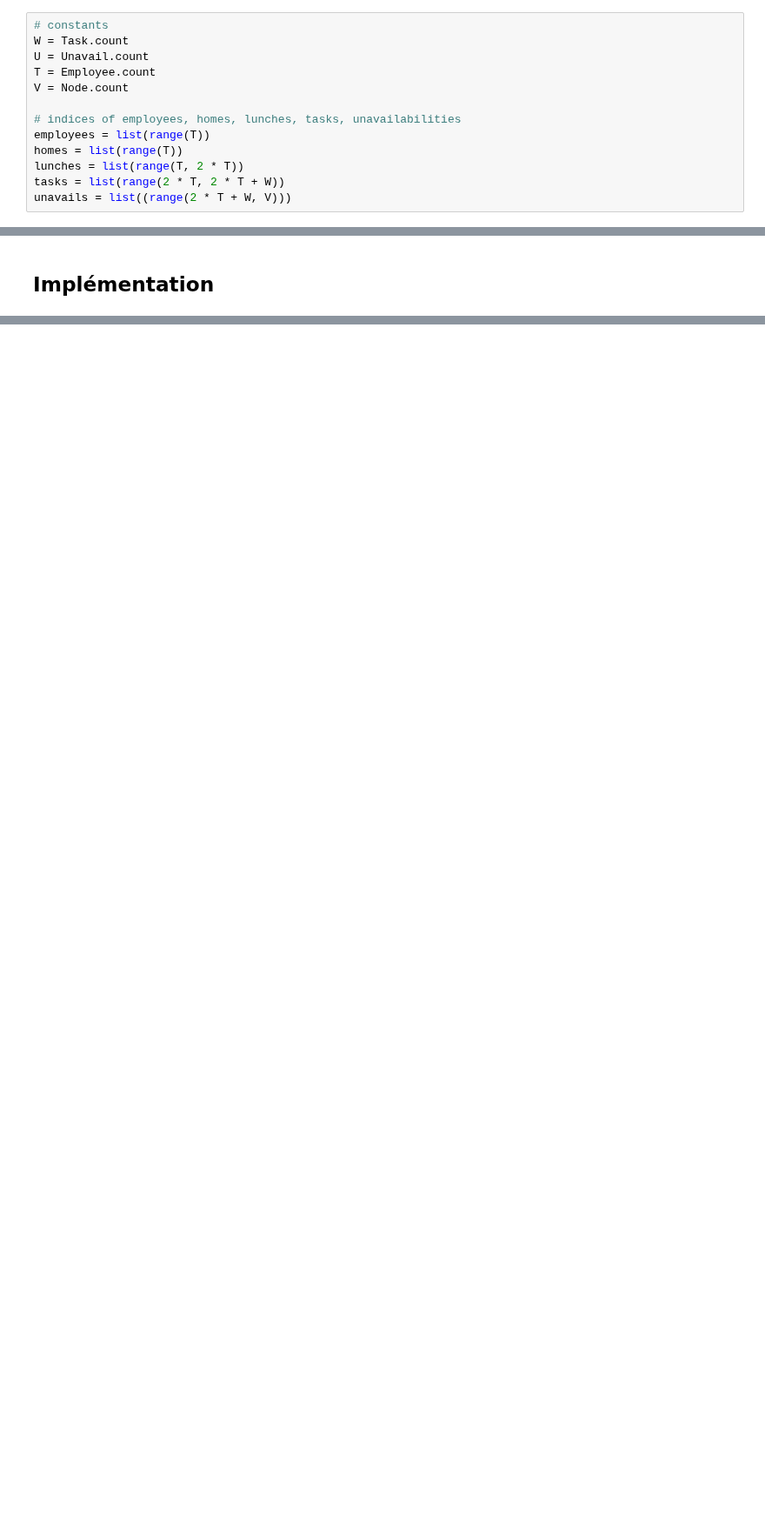
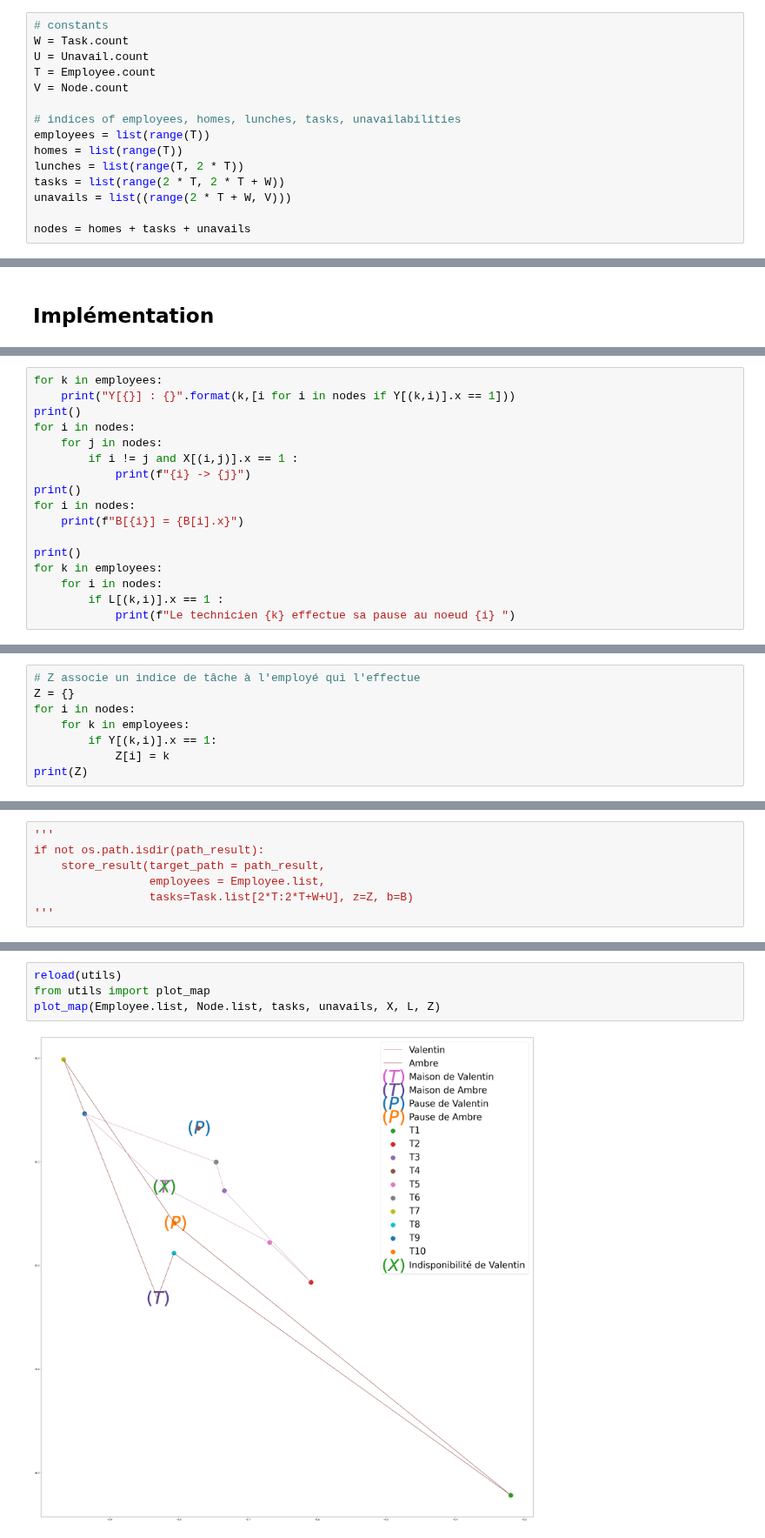
Before and after one commit to AubynKen/DecisionBrain, a Jupyter notebook: ST7_V2.ipynb, the cells around one changed output, grey strips where cells are left out. Shown at 87% size. Drawn from its saved outputs; the diff is of its cells as text; blank space fills up the shorter version.

```diff
--- a/ST7_V2.ipynb
+++ b/ST7_V2.ipynb
@@ -505,6 +515,8 @@ homes = list(range(T))
 lunches = list(range(T, 2 * T))
 tasks = list(range(2 * T, 2 * T + W))
 unavails = list((range(2 * T + W, V)))
+
+nodes = homes + tasks + unavails
 # %% [markdown]
 ### Test de l’implémentation de la fonction de représentation \_\_repr\_\_
 # %%
@@ -738,0 +735,17 @@ Y[1] : [1, 3, 4, 7, 10, 11, 13]
+# %%
+for k in employees:
+    print("Y[{}] : {}".format(k,[i for i in nodes if Y[(k,i)].x == 1]))
+print()
+for i in nodes:
+    for j in nodes:
+        if i != j and X[(i,j)].x == 1 :
+            print(f"{i} -> {j}")
+print()
+for i in nodes:
+    print(f"B[{i}] = {B[i].x}")
+
+print()
+for k in employees:
+    for i in nodes:
+        if L[(k,i)].x == 1 :
+            print(f"Le technicien {k} effectue sa pause au noeud {i} ")
@@ -738,0 +770,8 @@ Y[1] : [1, 3, 4, 7, 10, 11, 13]
+# %%
+# Z associe un indice de tâche à l'employé qui l'effectue
+Z = {}
+for i in nodes:
+    for k in employees:
+        if Y[(k,i)].x == 1:
+            Z[i] = k
+print(Z)
@@ -738,0 +780,7 @@ Y[1] : [1, 3, 4, 7, 10, 11, 13]
+# %%
+'''
+if not os.path.isdir(path_result):
+    store_result(target_path = path_result,
+                 employees = Employee.list,
+                 tasks=Task.list[2*T:2*T+W+U], z=Z, b=B)
+'''
@@ -738,0 +793,6 @@ Y[1] : [1, 3, 4, 7, 10, 11, 13]
+# %%
+reload(utils)
+from utils import plot_map
+plot_map(Employee.list, Node.list, tasks, unavails, X, L, Z)
+# %% [output]
+[figure, added]
```
Also changed, not shown: parts of 24 cells of this notebook, 1 other file.
